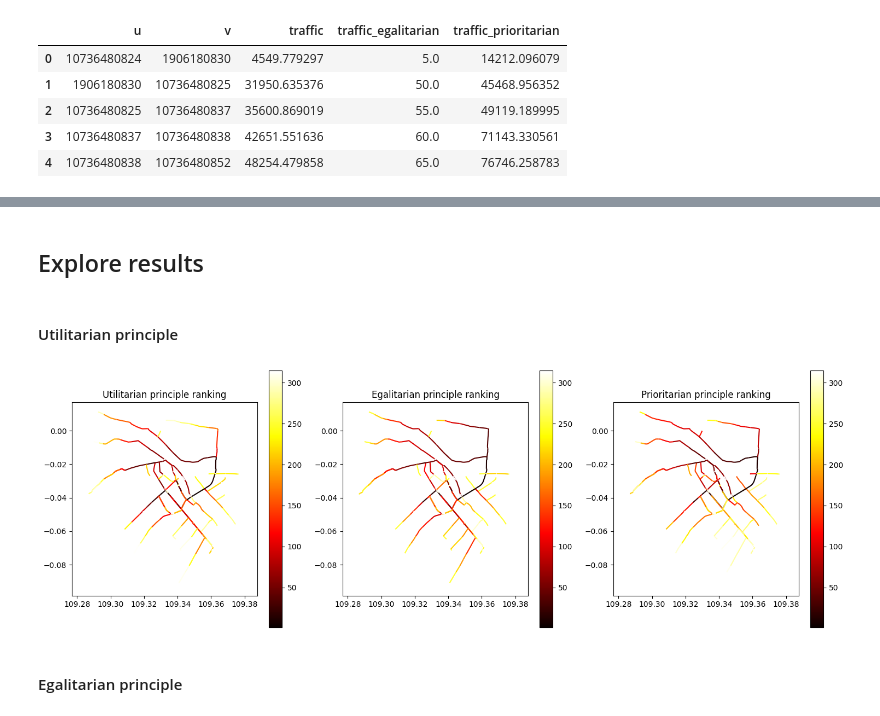
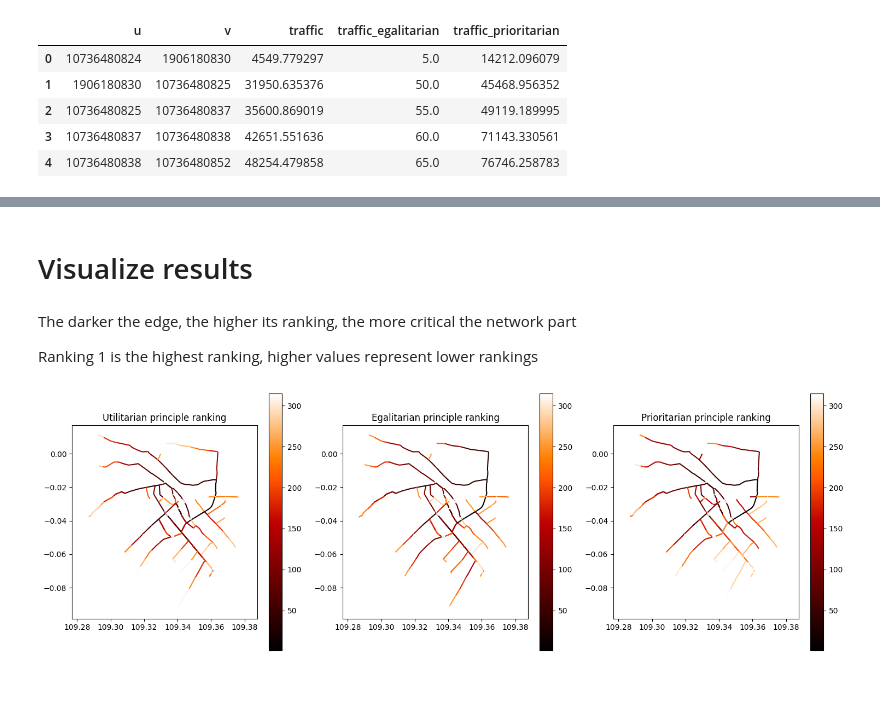
Before and after one commit to Deltares/ra2ce, a Jupyter notebook: examples/example_equity_analysis.ipynb, the cells around one changed output, grey strips where cells are left out. Drawn from its saved outputs; the diff is of its cells as text; code cells hidden in the pictures; blank space fills up the shorter version.

```diff
--- a/examples/example_equity_analysis.ipynb
+++ b/examples/example_equity_analysis.ipynb
@@ -206,22 +213,22 @@ gdf
 # %% [markdown]
-## Explore results
+# Visualize results
-# %% [markdown]
-####  Utilitarian principle
+# %% [markdown]
+The darker the edge, the higher its ranking, the more critical the network part
+
+Ranking 1 is the highest ranking, higher values represent lower rankings
 # %%
 fig, axs = plt.subplots(1, 3, figsize=(15, 5))
-gdf.plot(column='traffic_ranked',cmap='hot',ax=axs[0],legend=True)
+gdf.plot(column='traffic_ranked',cmap='gist_heat',ax=axs[0],legend=True)
 axs[0].set_title('Utilitarian principle ranking')
-gdf.plot(column='traffic_egalitarian_ranked', cmap='hot', ax=axs[1], legend=True)
+gdf.plot(column='traffic_egalitarian_ranked', cmap='gist_heat', ax=axs[1], legend=True)
 axs[1].set_title('Egalitarian principle ranking')
-gdf.plot(column='traffic_prioritarian_ranked', cmap='hot',ax=axs[2], legend=True)
+gdf.plot(column='traffic_prioritarian_ranked', cmap='gist_heat',ax=axs[2], legend=True)
 axs[2].set_title('Prioritarian principle ranking')
 
 # Adjust layout
 plt.tight_layout()
 
 # Show plot
 plt.show()
 # %% [output]
-[figure, old version]
+[figure, new version]
-# %% [markdown]
-#### Egalitarian principle
```
Also changed, not shown: parts of 49 cells of this notebook, 3 other files.
